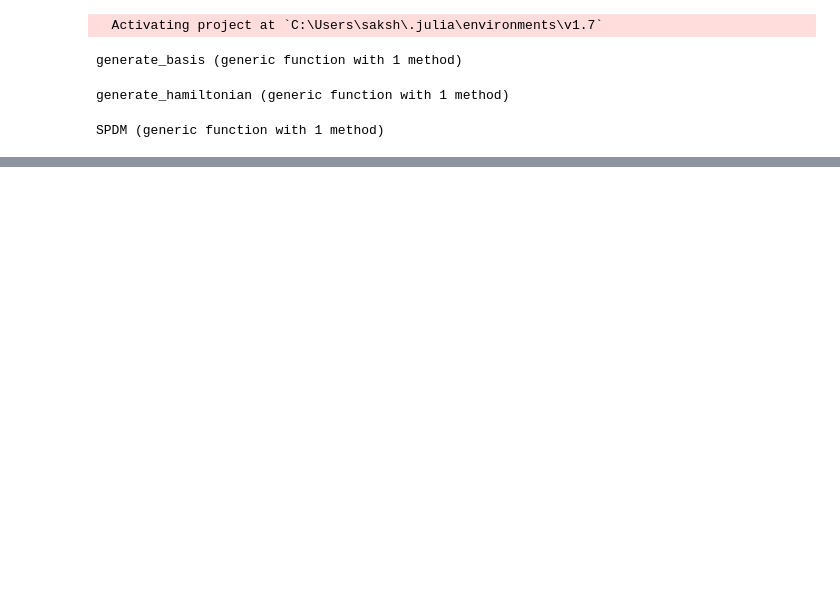
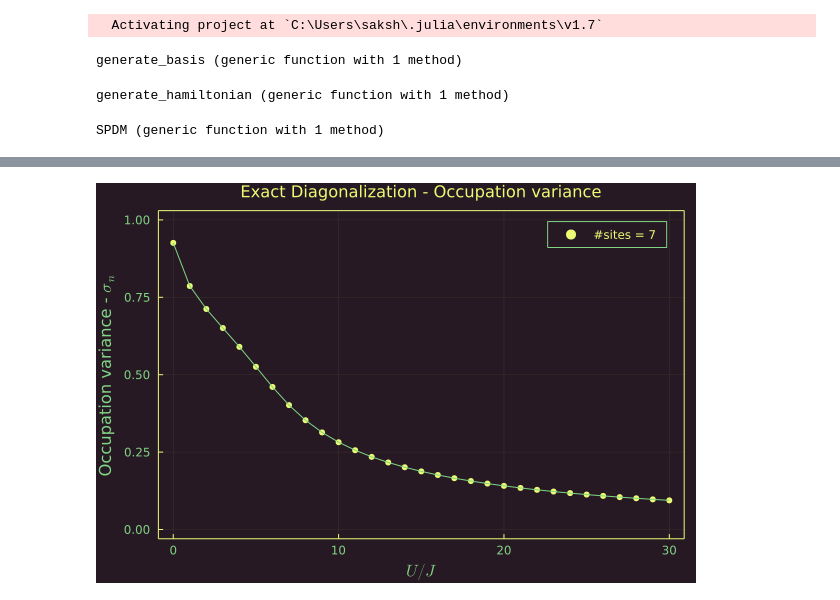
Before and after one commit to 20akshay00/MSThesis, a Jupyter notebook: src/Solving_BHM/ExactDiagonalization.ipynb, the cells around one changed output, grey strips where cells are left out. Cells and saved outputs as stored; diff of their text form; code cells hidden in the pictures; blank space fills up the shorter version.

```diff
--- a/src/Solving_BHM/ExactDiagonalization.ipynb
+++ b/src/Solving_BHM/ExactDiagonalization.ipynb
@@ -118,0 +133,5 @@ plot!(framestyle = :box, title = "Exact Diagonalization - Phase transition", tit
+# %%
+plot(U, nvar, st = [:scatter, :line], labels = ["#sites = 7" ""], xlabel = L"$U/J$", ylabel = L"Occupation variance - $\sigma_n$")
+p2 = plot!(framestyle = :box, title = "Exact Diagonalization - Occupation variance", titlefontsize = 11, ylims = [0., 1.0])
+# %% [output]
+[figure, added]
```
Also changed, not shown: parts of 6 cells of this notebook.
